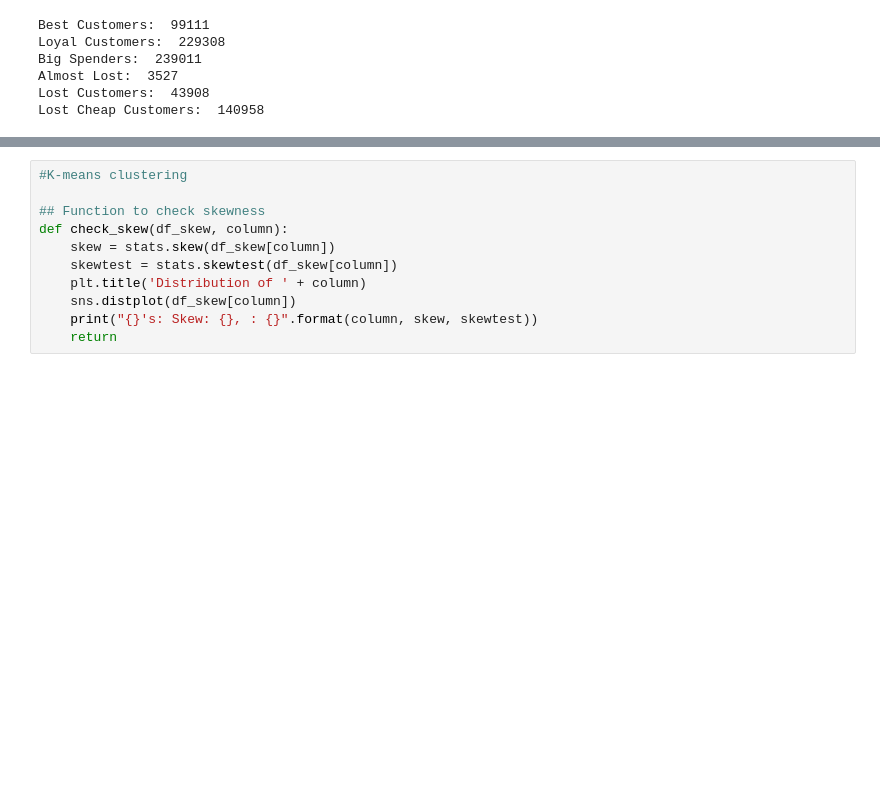
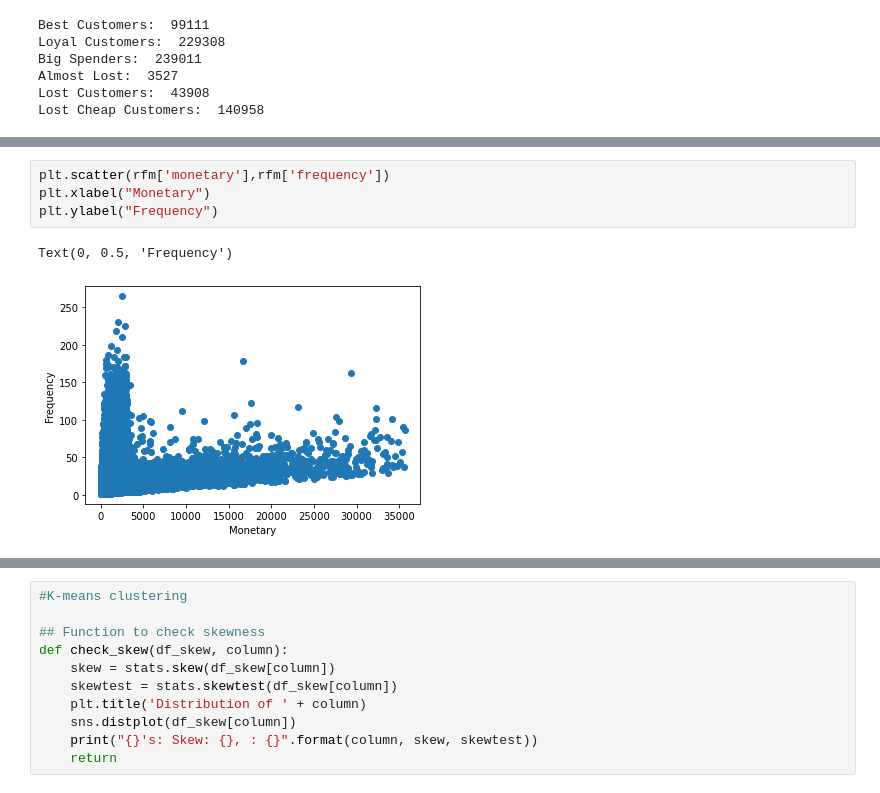
Before and after one commit to Alantjee/GBACDutchieVita, a Jupyter notebook: Transaction data notebook(1).ipynb, the cells around one changed output, grey strips where cells are left out. Saved outputs shown, nothing was run; the diff lists cells and outputs as text; blank space fills up the shorter version.

```diff
--- a/Transaction data notebook(1).ipynb
+++ b/Transaction data notebook(1).ipynb
@@ -375,0 +1033,7 @@ rfm.head()
+# %%
+plt.scatter(rfm['monetary'],rfm['frequency'])
+plt.xlabel("Monetary")
+plt.ylabel("Frequency")
+# %% [output]
+Text(0, 0.5, 'Frequency')
+[figure, added]
```
Also changed, not shown: parts of 52 cells of this notebook.
